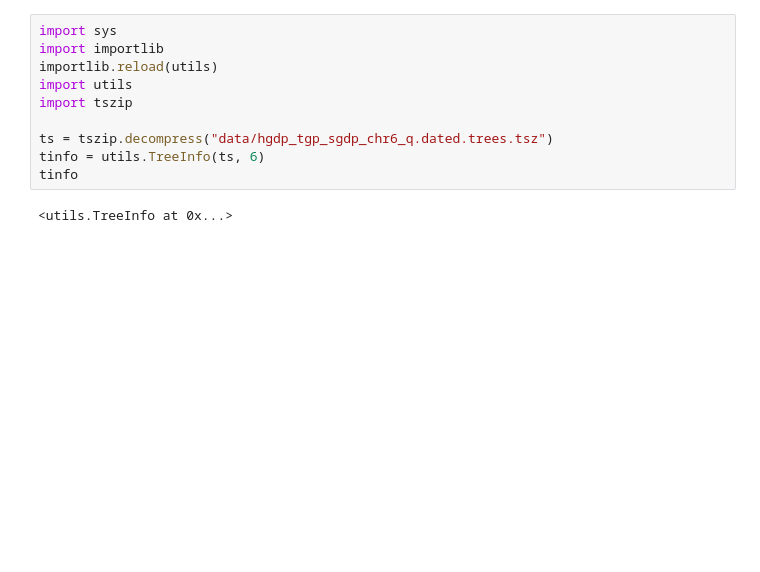
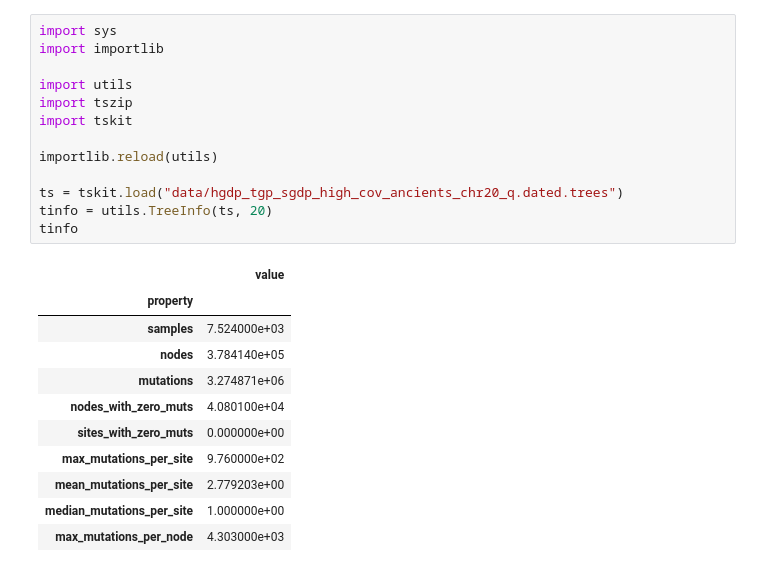
Before and after one commit to tskit-dev/tsbrowse, a Jupyter notebook: qc-template.ipynb, the cells around one changed output. Saved outputs shown, nothing was run; the diff lists cells and outputs as text; blank space fills up the shorter version.

```diff
--- a/qc-template.ipynb
+++ b/qc-template.ipynb
@@ -1,15 +1,28 @@
 # %%
 import sys
 import importlib
-importlib.reload(utils)
+
 import utils
 import tszip
+import tskit
 
-ts = tszip.decompress("data/hgdp_tgp_sgdp_chr6_q.dated.trees.tsz")
-tinfo = utils.TreeInfo(ts, 6)
+importlib.reload(utils)
+
+ts = tskit.load("data/hgdp_tgp_sgdp_high_cov_ancients_chr20_q.dated.trees")
+tinfo = utils.TreeInfo(ts, 20)
 tinfo
 # %% [output]
-<utils.TreeInfo at 0x...>
+|  | value |
+| property |  |
+| samples | 7.524000e+03 |
+| nodes | 3.784140e+05 |
+| mutations | 3.274871e+06 |
+| nodes_with_zero_muts | 4.080100e+04 |
+| sites_with_zero_muts | 0.000000e+00 |
+| max_mutations_per_site | 9.760000e+02 |
+| mean_mutations_per_site | 2.779203e+00 |
+| median_mutations_per_site | 1.000000e+00 |
+| max_mutations_per_node | 4.303000e+03 |
 # %%
 tinfo.plot_polytomy_fractions(window_size=50_000, overlap=0)
 # %% [output]
```
Also changed, not shown: parts of 1 cell of this notebook, 1 other file.
